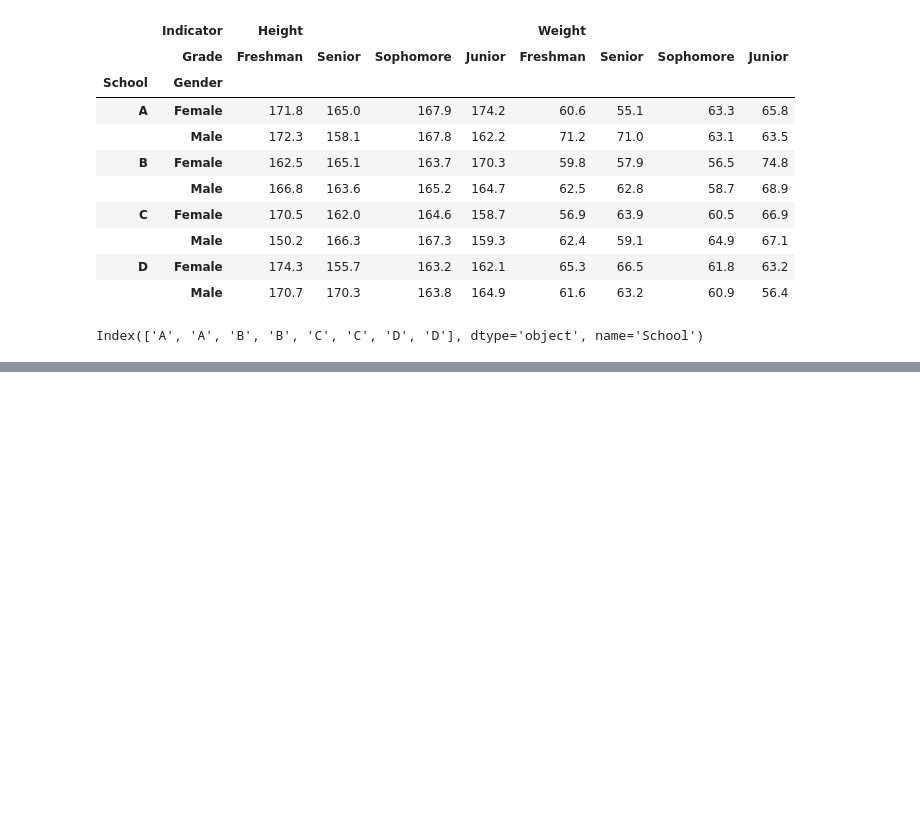
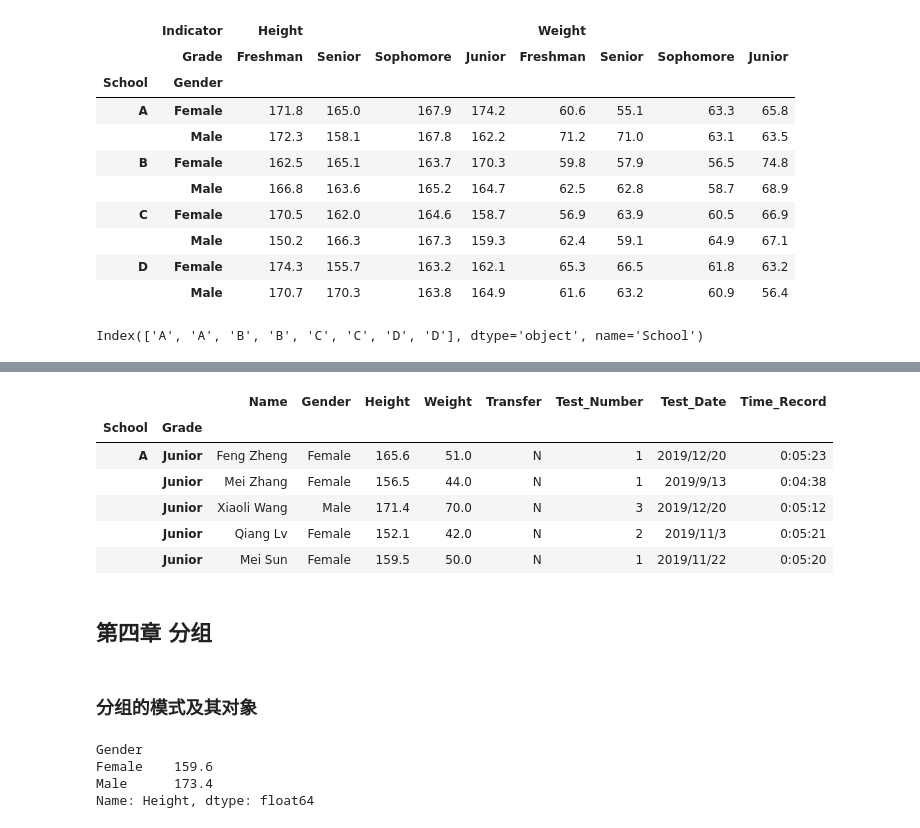
Before and after one commit to Rogerlv51/Python-DL_basic, a Jupyter notebook: joyful_pandas.ipynb, the cells around one changed output, grey strips where cells are left out. Saved outputs shown, nothing was run; the diff lists cells and outputs as text; code cells hidden in the pictures; blank space fills up the shorter version.

```diff
--- a/joyful_pandas.ipynb
+++ b/joyful_pandas.ipynb
@@ -324,0 +337,26 @@ Index(['A', 'A', 'B', 'B', 'C', 'C', 'D', 'D'], dtype='object', name='School')
+# %%
+# 使用iloc和loc的方式与单级索引表几乎一致
+df_multi = df_multi.sort_index()
+df_multi.loc[('A', 'Junior')].head()
+# %% [output]
+|  |  | Name | Gender | Height | Weight | Transfer | Test_Number | Test_Date | Time_Record |
+| School | Grade |  |  |  |  |  |  |  |  |
+| A | Junior | Feng Zheng | Female | 165.6 | 51.0 | N | 1 | 2019/12/20 | 0:05:23 |
+|  | Junior | Mei Zhang | Female | 156.5 | 44.0 | N | 1 | 2019/9/13 | 0:04:38 |
+|  | Junior | Xiaoli Wang | Male | 171.4 | 70.0 | N | 3 | 2019/12/20 | 0:05:12 |
+|  | Junior | Qiang Lv | Female | 152.1 | 42.0 | N | 2 | 2019/11/3 | 0:05:21 |
+|  | Junior | Mei Sun | Female | 159.5 | 50.0 | N | 1 | 2019/11/22 | 0:05:20 |
+# %% [markdown]
+## 第四章 分组
+# %% [markdown]
+### 分组的模式及其对象
+# %%
+# 要实现分组操作，必须明确三个要素：分组依据、数据来源、操作及其返回结果
+# 因此分组的一般模式为df.groupby(分组依据)[数据来源].使用操作
+# 例如这里我们想返回学生体测的数据按性别统计身高的中位数
+df.groupby('Gender')['Height'].median()
+# %% [output]
+Gender
+Female    159.6
+Male      173.4
+Name: Height, dtype: float64
```
Also changed, not shown: parts of 15 cells of this notebook, 1 other file.
